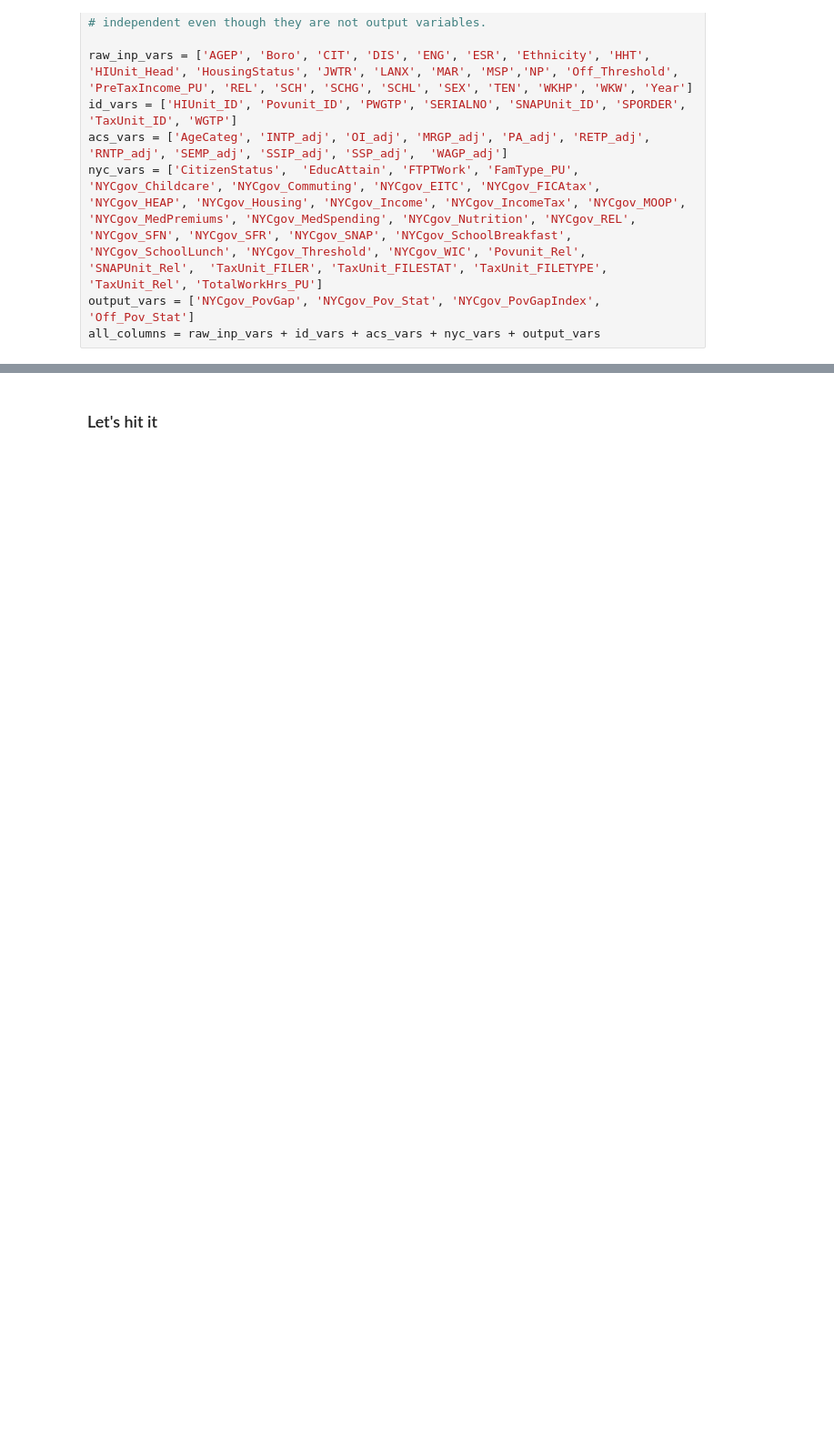
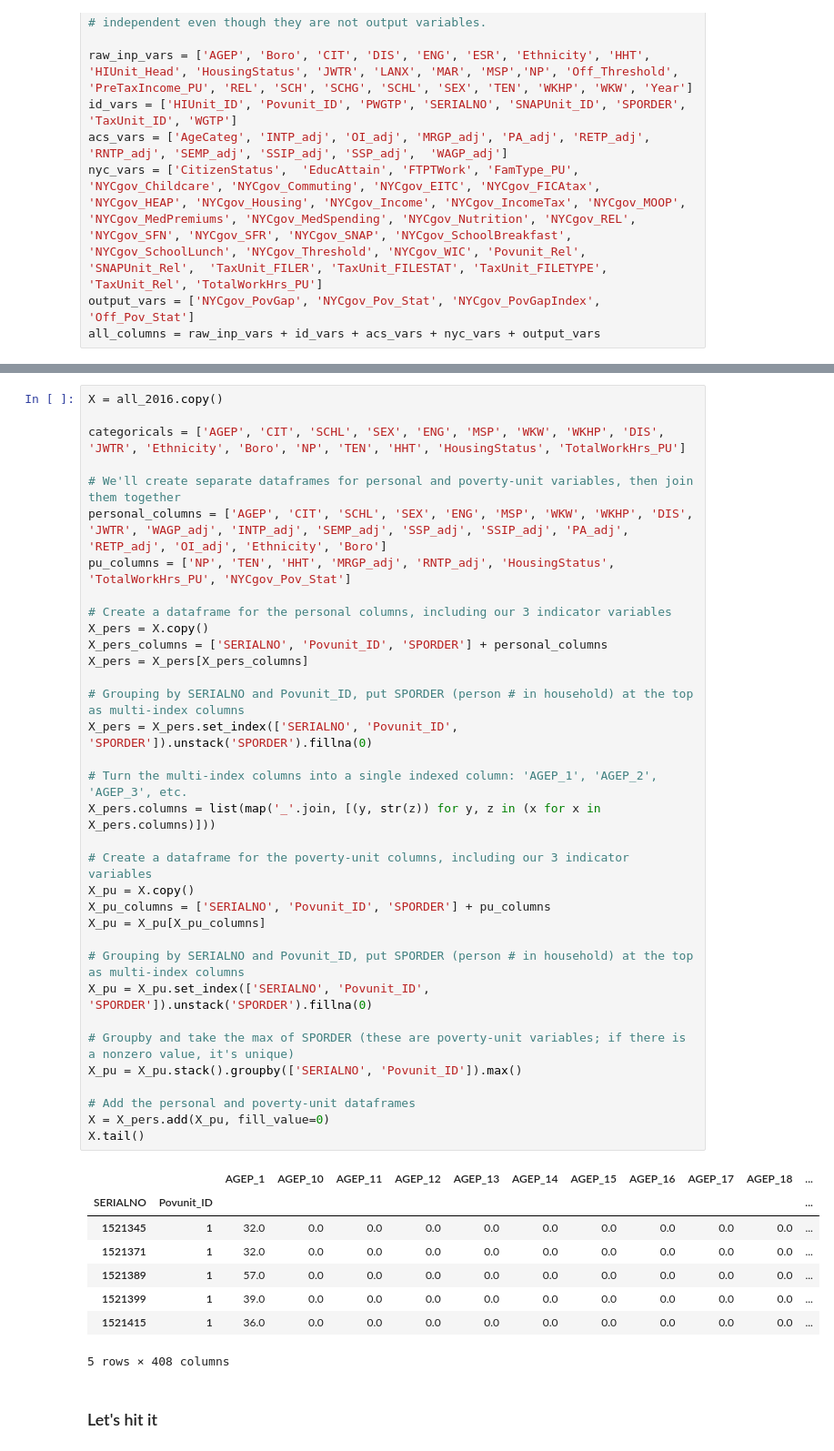
Before and after one commit to c74p/Capstone-NYCPoverty, a Jupyter notebook: Capstone Project 1 - Poverty/Models.ipynb, the cells around one changed output, grey strips where cells are left out. Shown: that part at 91% size. Saved outputs shown, nothing was run; the diff lists cells and outputs as text; blank space fills up the shorter version.

```diff
--- a/Capstone Project 1 - Poverty/Models.ipynb
+++ b/Capstone Project 1 - Poverty/Models.ipynb
@@ -157,2 +235,45 @@ pu_all_categoricals = ['AGEP', 'Boro', 'CIT', 'DIS', 'ENG', 'ESR', 'Ethnicity',
+# %%
+X = all_2016.copy()
+
+categoricals = ['AGEP', 'CIT', 'SCHL', 'SEX', 'ENG', 'MSP', 'WKW', 'WKHP', 'DIS', 'JWTR', 'Ethnicity', 'Boro', 'NP', 'TEN', 'HHT', 'HousingStatus', 'TotalWorkHrs_PU']
+
+# We'll create separate dataframes for personal and poverty-unit variables, then join them together
+personal_columns = ['AGEP', 'CIT', 'SCHL', 'SEX', 'ENG', 'MSP', 'WKW', 'WKHP', 'DIS', 'JWTR', 'WAGP_adj', 'INTP_adj', 'SEMP_adj', 'SSP_adj', 'SSIP_adj', 'PA_adj', 'RETP_adj', 'OI_adj', 'Ethnicity', 'Boro']
+pu_columns = ['NP', 'TEN', 'HHT', 'MRGP_adj', 'RNTP_adj', 'HousingStatus', 'TotalWorkHrs_PU', 'NYCgov_Pov_Stat']
+
+# Create a dataframe for the personal columns, including our 3 indicator variables
+X_pers = X.copy()
+X_pers_columns = ['SERIALNO', 'Povunit_ID', 'SPORDER'] + personal_columns
+X_pers = X_pers[X_pers_columns]
+
+# Grouping by SERIALNO and Povunit_ID, put SPORDER (person # in household) at the top as multi-index columns
+X_pers = X_pers.set_index(['SERIALNO', 'Povunit_ID', 'SPORDER']).unstack('SPORDER').fillna(0)
+
+# Turn the multi-index columns into a single indexed column: 'AGEP_1', 'AGEP_2', 'AGEP_3', etc.
+X_pers.columns = list(map('_'.join, [(y, str(z)) for y, z in (x for x in X_pers.columns)]))
+
+# Create a dataframe for the poverty-unit columns, including our 3 indicator variables
+X_pu = X.copy()
+X_pu_columns = ['SERIALNO', 'Povunit_ID', 'SPORDER'] + pu_columns
+X_pu = X_pu[X_pu_columns]
+
+# Grouping by SERIALNO and Povunit_ID, put SPORDER (person # in household) at the top as multi-index columns
+X_pu = X_pu.set_index(['SERIALNO', 'Povunit_ID', 'SPORDER']).unstack('SPORDER').fillna(0)
+
+# Groupby and take the max of SPORDER (these are poverty-unit variables; if there is a nonzero value, it's unique)
+X_pu = X_pu.stack().groupby(['SERIALNO', 'Povunit_ID']).max()
+
+# Add the personal and poverty-unit dataframes
+X = X_pers.add(X_pu, fill_value=0)
+X.tail()
+# %% [output]
+|  |  | AGEP_1 | AGEP_10 | AGEP_11 | AGEP_12 | AGEP_13 | AGEP_14 | AGEP_15 | AGEP_16 | AGEP_17 | AGEP_18 | ... |
+| SERIALNO | Povunit_ID |  |  |  |  |  |  |  |  |  |  | ... |
+| 1521345 | 1 | 32.0 | 0.0 | 0.0 | 0.0 | 0.0 | 0.0 | 0.0 | 0.0 | 0.0 | 0.0 | ... |
+| 1521371 | 1 | 32.0 | 0.0 | 0.0 | 0.0 | 0.0 | 0.0 | 0.0 | 0.0 | 0.0 | 0.0 | ... |
+| 1521389 | 1 | 57.0 | 0.0 | 0.0 | 0.0 | 0.0 | 0.0 | 0.0 | 0.0 | 0.0 | 0.0 | ... |
+| 1521399 | 1 | 39.0 | 0.0 | 0.0 | 0.0 | 0.0 | 0.0 | 0.0 | 0.0 | 0.0 | 0.0 | ... |
+| 1521415 | 1 | 36.0 | 0.0 | 0.0 | 0.0 | 0.0 | 0.0 | 0.0 | 0.0 | 0.0 | 0.0 | ... |
+5 rows × 408 columns
 # %% [markdown]
 ### Let's hit it
```
Also changed, not shown: parts of 11 cells of this notebook.
